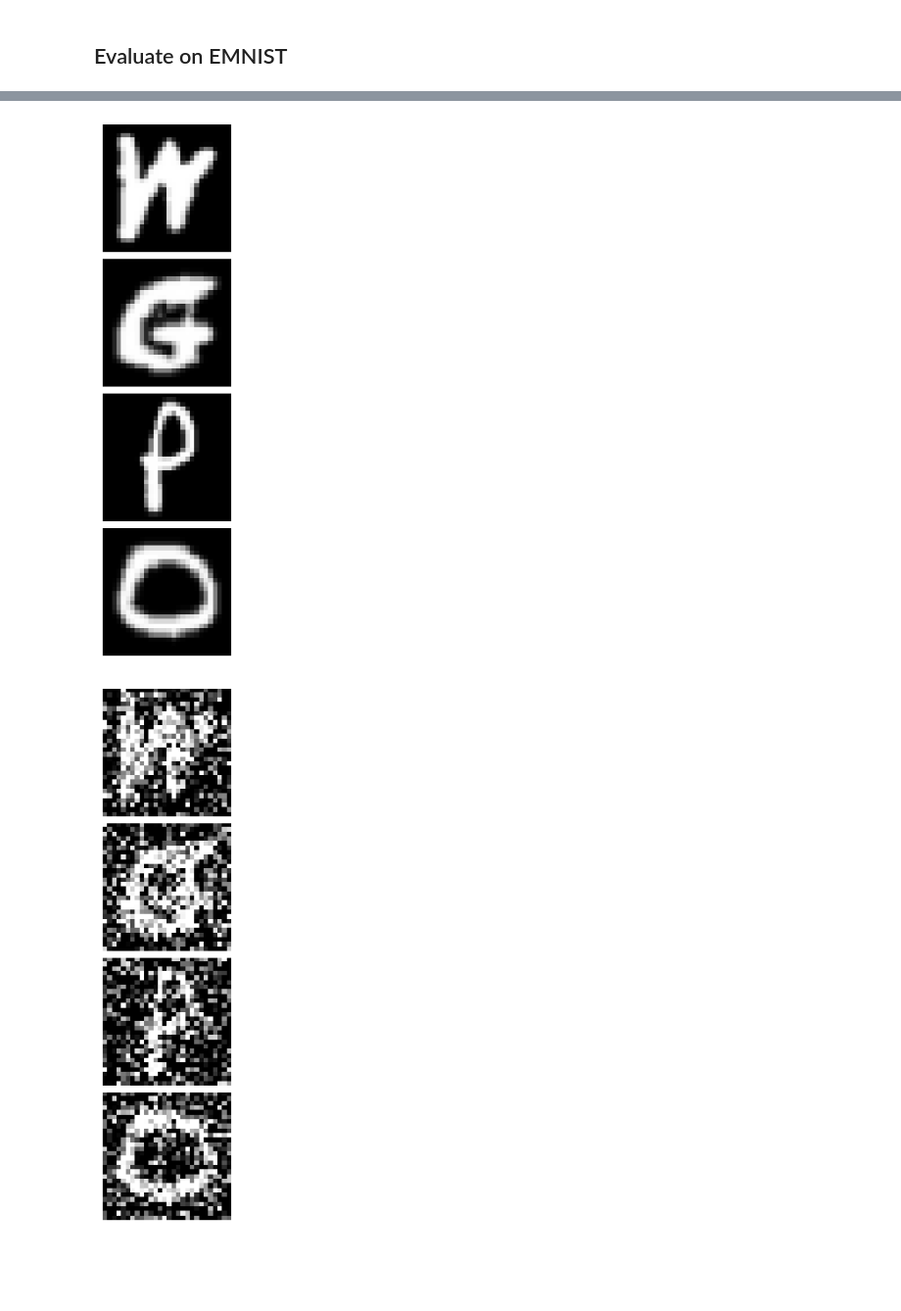
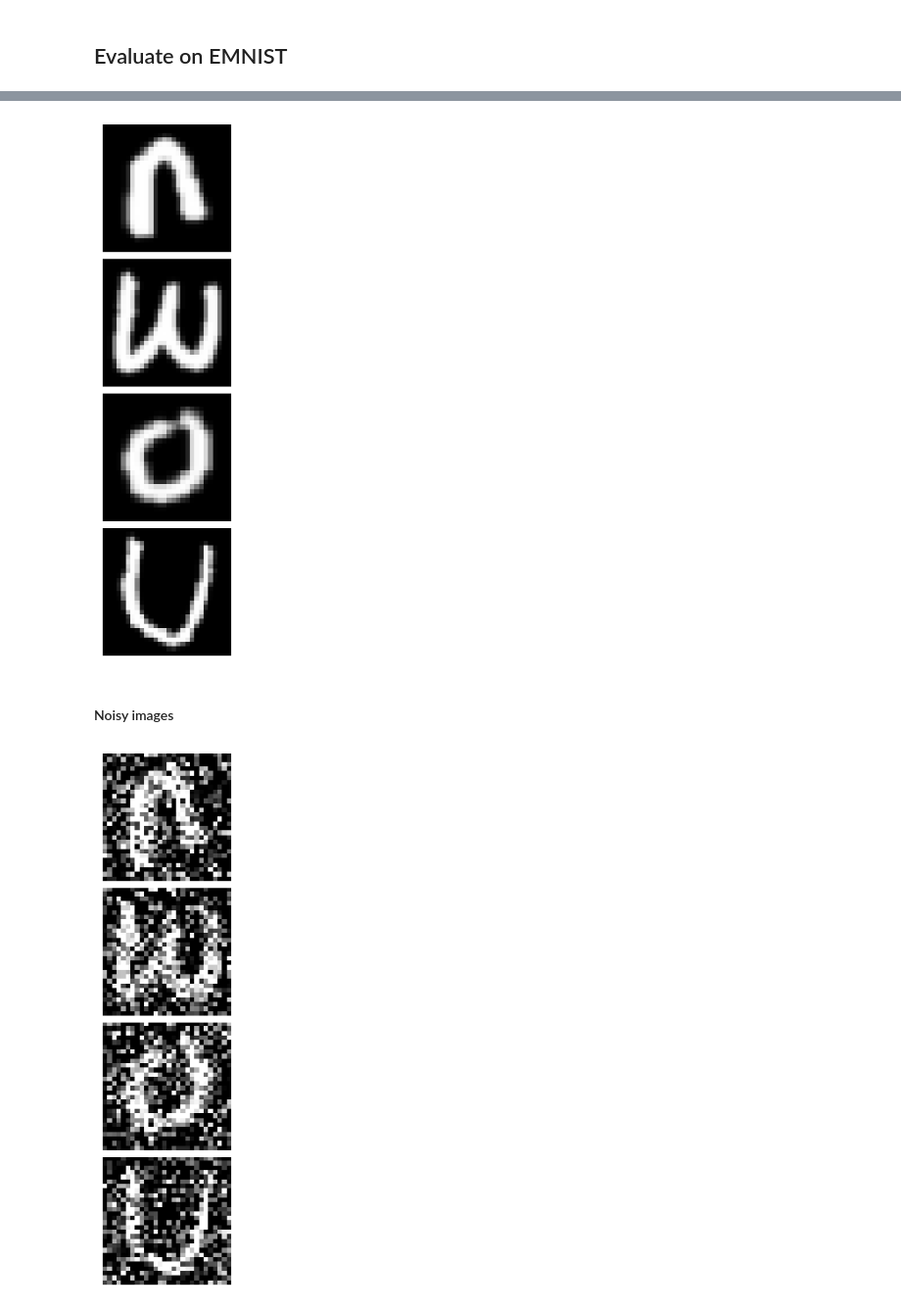
Before and after one commit to joshuarooijakkers/bayesian_denoising_autoencoder, a Jupyter notebook: plots_mnist.ipynb, the cells around one changed output, grey strips where cells are left out. Shown at 98% size. Saved outputs shown, nothing was run; the diff lists cells and outputs as text; code cells hidden in the pictures; blank space fills up the shorter version.

```diff
--- a/plots_mnist.ipynb
+++ b/plots_mnist.ipynb
@@ -570,17 +755,19 @@ emnist_loader = torch.utils.data.DataLoader(emnist_dataset, batch_size=64, shuff
 
 # Initialize images
 # Get a different set of 8 images and their labels from the test dataset
-start_index = 0  # Change this to select a different starting point
+start_index = 445  # Change this to select a different starting point
 images_emnist, labels = zip(*[(emnist_dataset[i][0], emnist_dataset[i][1]) for i in range(start_index, start_index + 64)])
 
 # Plot the images
 plot_images(images_emnist, space=0.05, vmax=1)
 # %% [output]
-[figure, old version]
+[figure, new version]
+# %% [markdown]
+#### Noisy images
 # %%
-torch_images_emnist = torch.stack(images)
+torch_images_emnist = torch.stack(images_emnist)
 
 noisy_images_emnist = add_gaussian_noise(torch_images_emnist, 0.5)
 plot_images(noisy_images_emnist, space=0.05, vmax=1)
 # %% [output]
-[figure, old version]
+[figure, new version]
```
Also changed, not shown: parts of 57 cells of this notebook.
